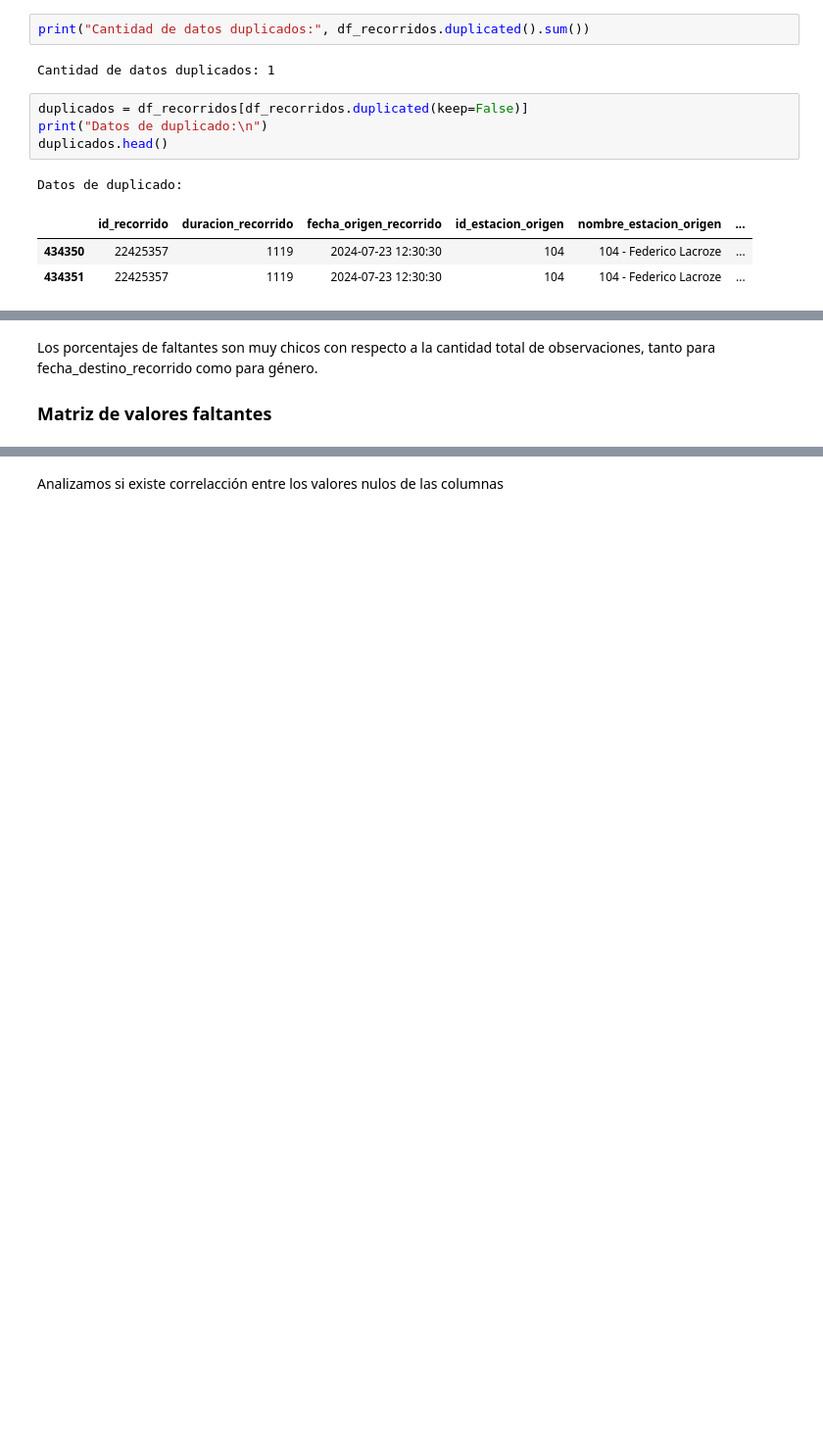
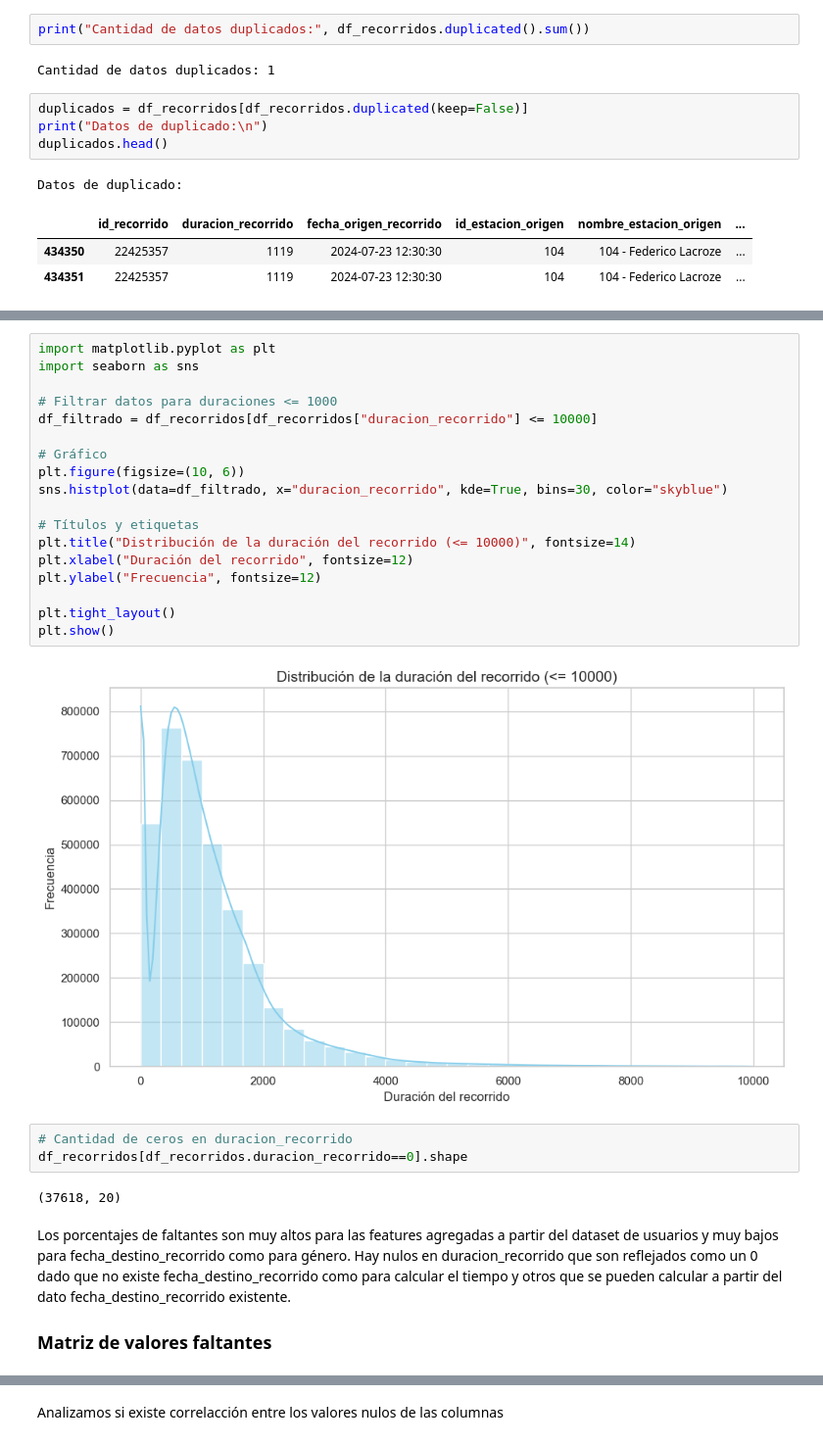
Before and after one commit to antonellagambarte/analisisDeDatos, a Jupyter notebook: tp1/tp1.ipynb, the cells around one changed output, grey strips where cells are left out. Shown: that part at 98% size. Drawn from its saved outputs; the diff is of its cells as text; blank space fills up the shorter version.

```diff
--- a/tp1/tp1.ipynb
+++ b/tp1/tp1.ipynb
@@ -185,5 +233,31 @@ dtype: float64
+# %%
+import matplotlib.pyplot as plt
+import seaborn as sns
+
+# Filtrar datos para duraciones <= 1000
+df_filtrado = df_recorridos[df_recorridos["duracion_recorrido"] <= 10000]
+
+# Gráfico
+plt.figure(figsize=(10, 6))
+sns.histplot(data=df_filtrado, x="duracion_recorrido", kde=True, bins=30, color="skyblue")
+
+# Títulos y etiquetas
+plt.title("Distribución de la duración del recorrido (<= 10000)", fontsize=14)
+plt.xlabel("Duración del recorrido", fontsize=12)
+plt.ylabel("Frecuencia", fontsize=12)
+
+plt.tight_layout()
+plt.show()
+# %% [output]
+[figure, added]
+# %%
+# Cantidad de ceros en duracion_recorrido
+df_recorridos[df_recorridos.duracion_recorrido==0].shape
+# %% [output]
+(37618, 20)
 # %% [markdown]
-Los porcentajes de faltantes son muy chicos con respecto a la cantidad total de observaciones, tanto para fecha_destino_recorrido como para género.
+Los porcentajes de faltantes son muy altos para las features agregadas a partir del dataset de usuarios y muy bajos para fecha_destino_recorrido como para género.
+Hay nulos en duracion_recorrido que son reflejados como un 0 dado que no existe fecha_destino_recorrido como para calcular el tiempo y otros que se pueden calcular a partir del dato fecha_destino_recorrido existente.
 
 ### Matriz de valores faltantes
 # %%
```
Also changed, not shown: parts of 40 cells of this notebook.
